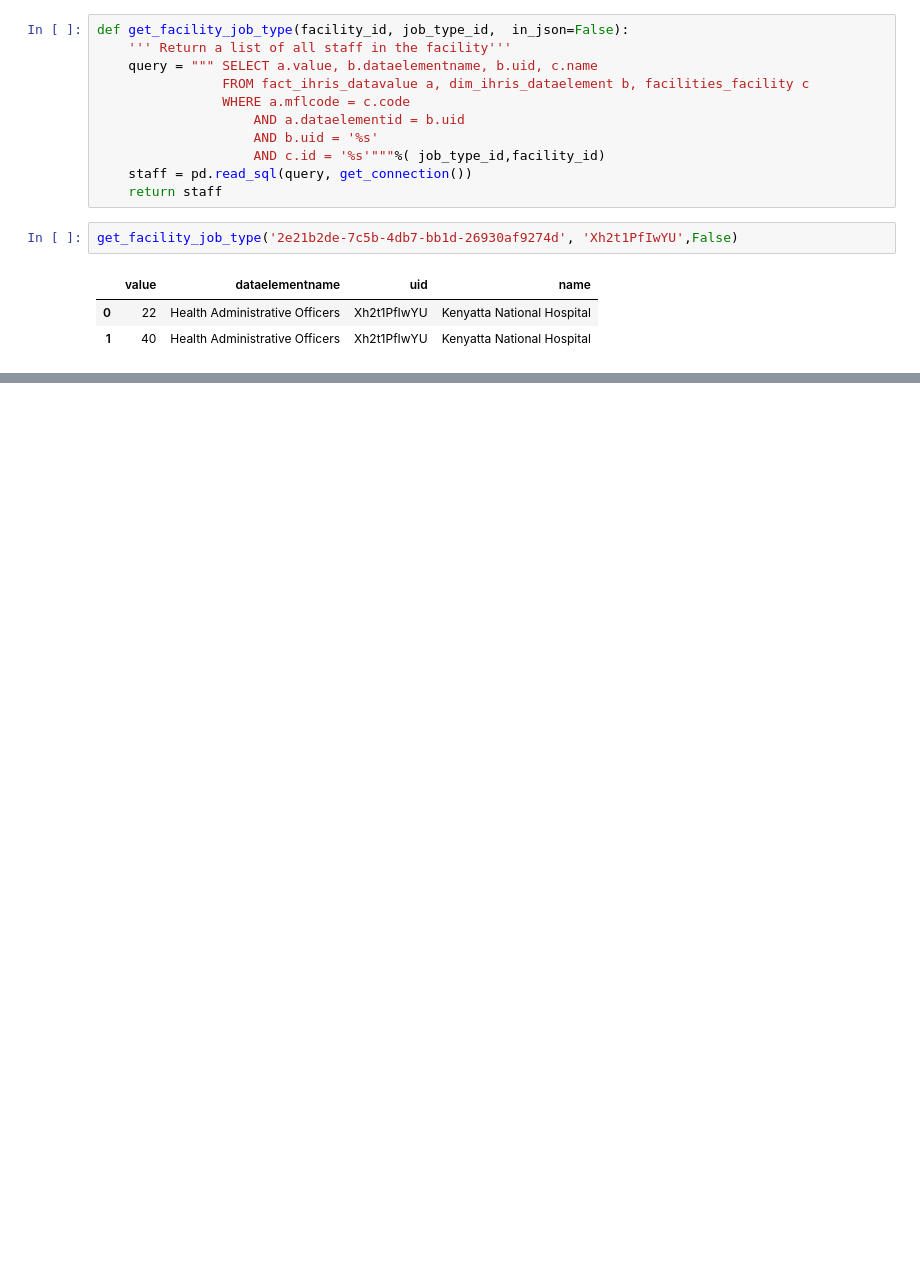
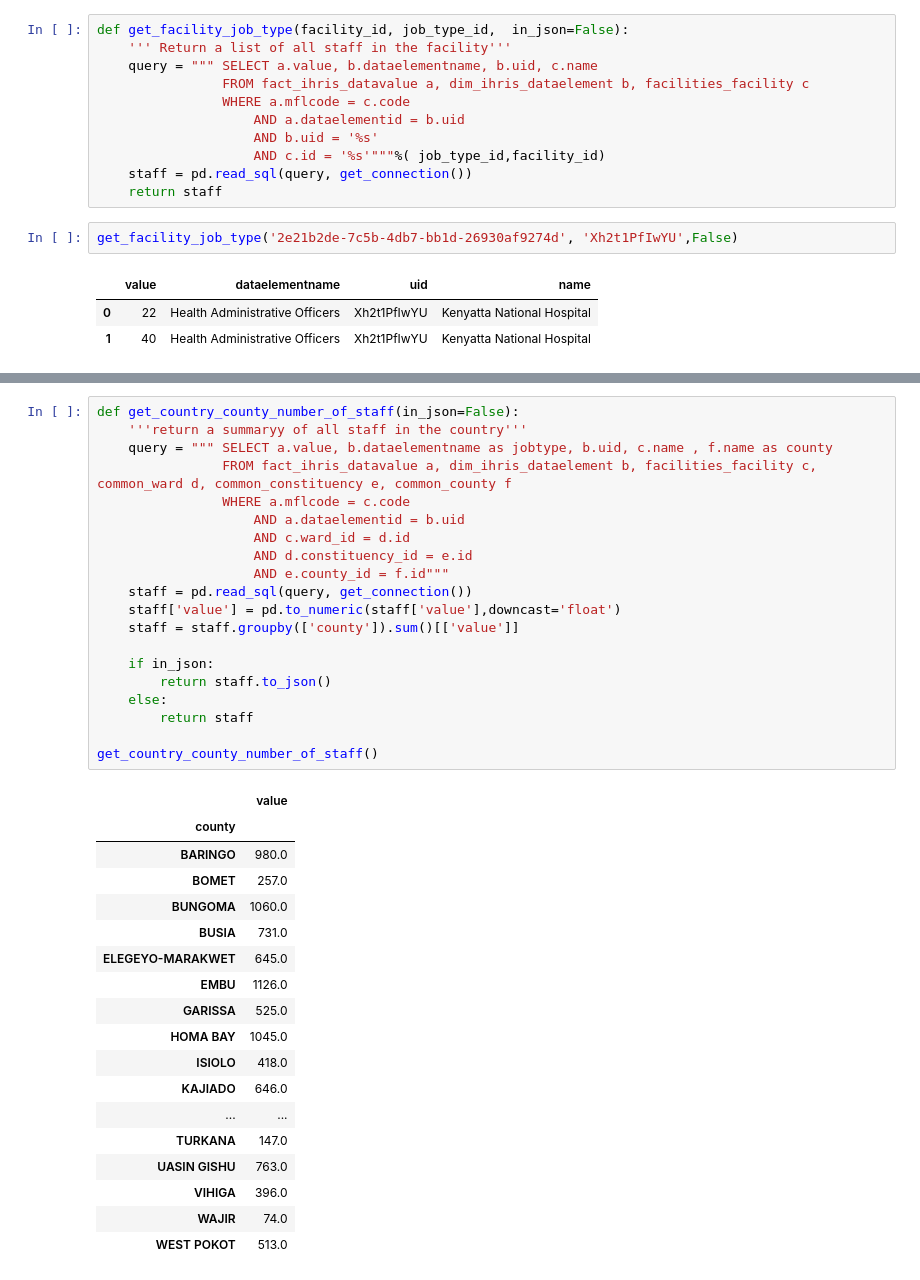
Before and after one commit to muneneevans/data-analysis-scripts, a Jupyter notebook: Final Scripts/IHRIS.ipynb, the cells around one changed output, grey strips where cells are left out. Cells and saved outputs as stored; diff of their text form; blank space fills up the shorter version.

```diff
--- a/Final Scripts/IHRIS.ipynb
+++ b/Final Scripts/IHRIS.ipynb
@@ -208,0 +267,39 @@ pd.read_sql('''SELECT * from dim_dhis_categoryoptioncombo where uid='%s' ''' %('
+# %%
+def get_country_county_number_of_staff(in_json=False):
+    '''return a summaryy of all staff in the country'''
+    query = """ SELECT a.value, b.dataelementname as jobtype, b.uid, c.name , f.name as county
+                FROM fact_ihris_datavalue a, dim_ihris_dataelement b, facilities_facility c, common_ward d, common_constituency e, common_county f
+                WHERE a.mflcode = c.code
+                    AND a.dataelementid = b.uid
+                    AND c.ward_id = d.id
+                    AND d.constituency_id = e.id
+                    AND e.county_id = f.id"""
+    staff = pd.read_sql(query, get_connection())
+    staff['value'] = pd.to_numeric(staff['value'],downcast='float')
+    staff = staff.groupby(['county']).sum()[['value']]
+
+    if in_json:
+        return staff.to_json()
+    else:
+        return staff
+
+get_country_county_number_of_staff()
+# %% [output]
+|  | value |
+| county |  |
+| BARINGO | 980.0 |
+| BOMET | 257.0 |
+| BUNGOMA | 1060.0 |
+| BUSIA | 731.0 |
+| ELEGEYO-MARAKWET | 645.0 |
+| EMBU | 1126.0 |
+| GARISSA | 525.0 |
+| HOMA BAY | 1045.0 |
+| ISIOLO | 418.0 |
+| KAJIADO | 646.0 |
+| ... | ... |
+| TURKANA | 147.0 |
+| UASIN GISHU | 763.0 |
+| VIHIGA | 396.0 |
+| WAJIR | 74.0 |
+| WEST POKOT | 513.0 |
```
Also changed, not shown: parts of 10 cells of this notebook, 4 other files.
